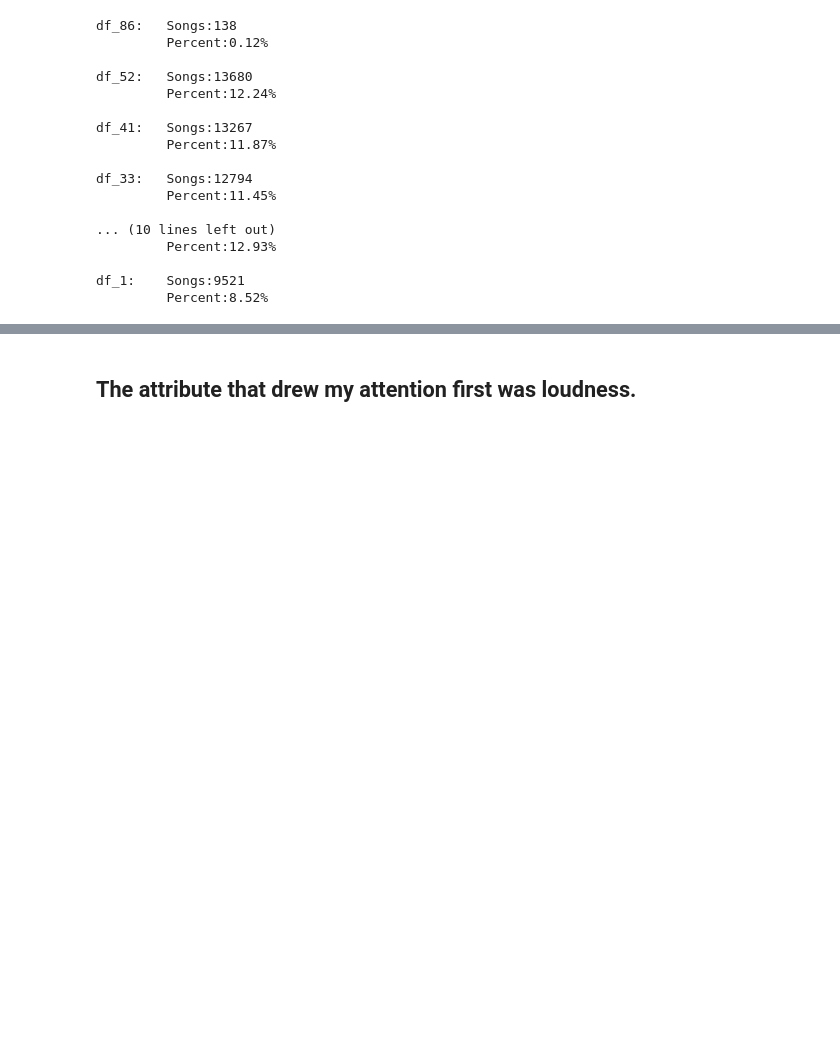
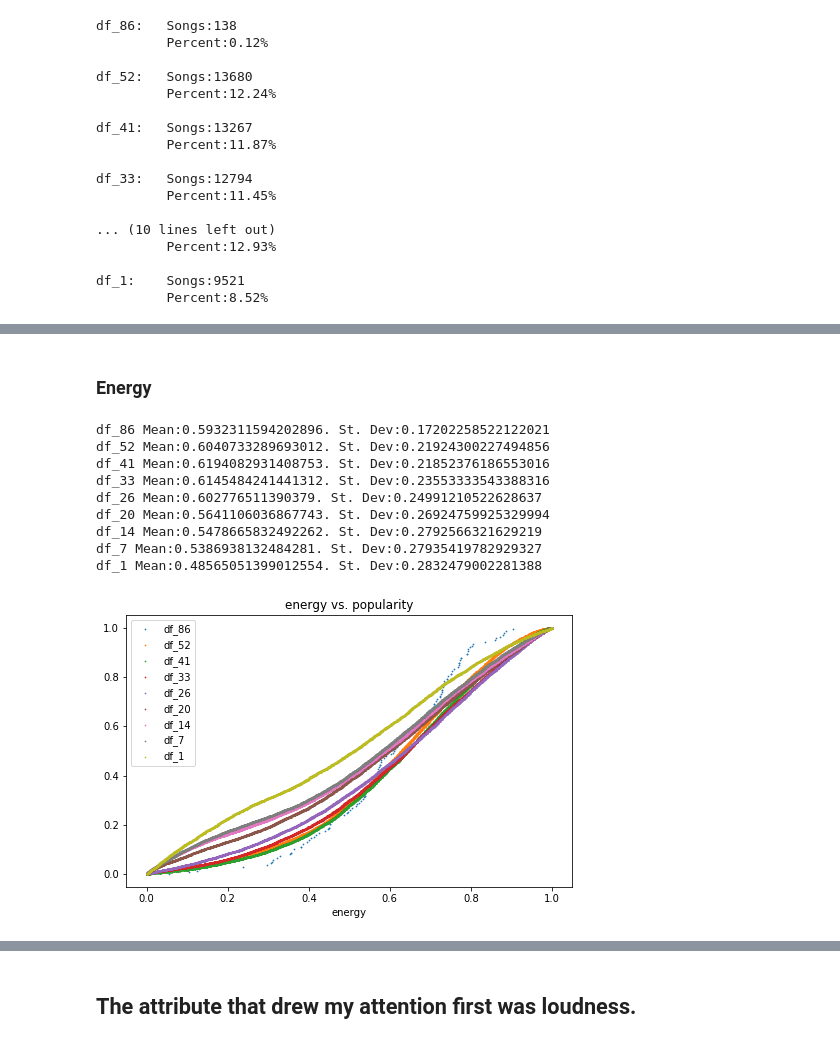
Before and after one commit to brentthayer1/capstone1, a Jupyter notebook: capstone1_eda.ipynb, the cells around one changed output, grey strips where cells are left out. Cells and saved outputs as stored; diff of their text form; code cells hidden in the pictures; blank space fills up the shorter version.

```diff
--- a/capstone1_eda.ipynb
+++ b/capstone1_eda.ipynb
@@ -252,0 +306,17 @@ df_1:    Songs:9521
+# %% [markdown]
+### Energy
+# %%
+attribute = 'energy'
+plt.figure(figsize=(8, 5))
+cs1.scatter_cdf(df_lst, attribute, color_list, df_name_lst)
+# %% [output]
+df_86 Mean:0.5932311594202896. St. Dev:0.17202258522122021
+df_52 Mean:0.6040733289693012. St. Dev:0.21924300227494856
+df_41 Mean:0.6194082931408753. St. Dev:0.21852376186553016
+df_33 Mean:0.6145484241441312. St. Dev:0.23553333543388316
+df_26 Mean:0.602776511390379. St. Dev:0.24991210522628637
+df_20 Mean:0.5641106036867743. St. Dev:0.26924759925329994
+df_14 Mean:0.5478665832492262. St. Dev:0.2792566321629219
+df_7 Mean:0.5386938132484281. St. Dev:0.27935419782929327
+df_1 Mean:0.48565051399012554. St. Dev:0.2832479002281388
+[figure, added]
```
Also changed, not shown: parts of 38 cells of this notebook, 1 other file.
